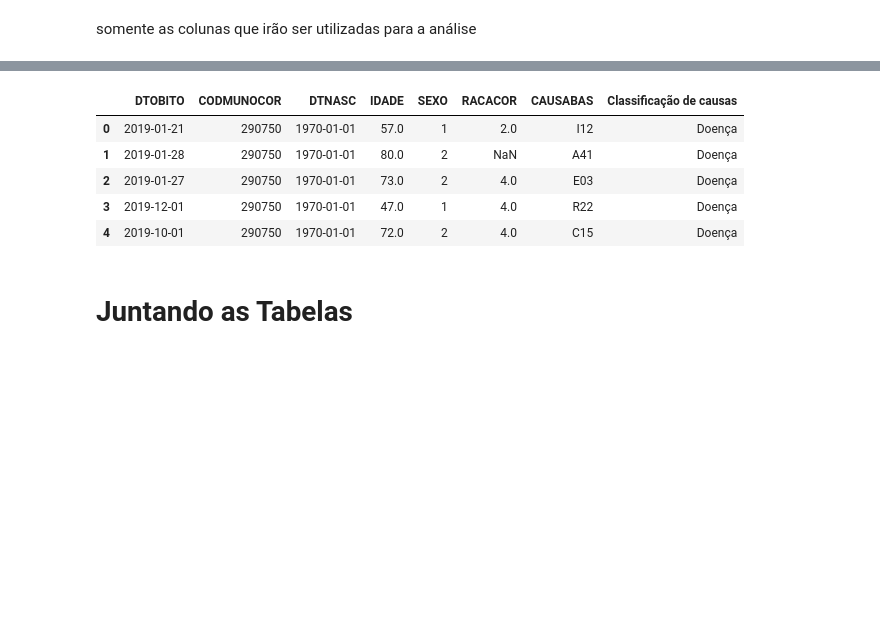
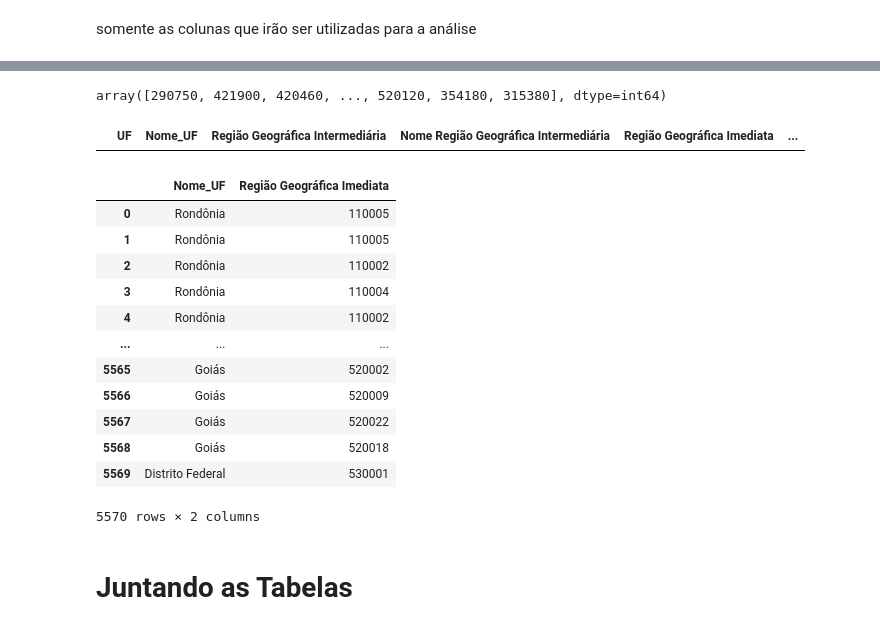
Before and after one commit to LYGuenka/Projeto-Final, a Jupyter notebook: Organização de dados.ipynb, the cells around one changed output, grey strips where cells are left out. Cells and saved outputs as stored; diff of their text form; code cells hidden in the pictures; blank space fills up the shorter version.

```diff
--- a/Organização de dados.ipynb
+++ b/Organização de dados.ipynb
@@ -149,14 +153,29 @@ somente as colunas que irão ser utilizadas para a análise
+# %%
+Mortalidade_2019['CODMUNOCOR'].unique()
+# %% [output]
+array([290750, 421900, 420460, ..., 520120, 354180, 315380], dtype=int64)
+# %%
+Municípios_Estados[Municípios_Estados['Região Geográfica Imediata']==290750]
+# %% [output]
+|  | UF | Nome_UF | Região Geográfica Intermediária | Nome Região Geográfica Intermediária | Região Geográfica Imediata | ... |
 # %%
 Municípios_Estados = Municípios_Estados.loc[:, ['Nome_UF', 'Região Geográfica Imediata']]
-# %%
-Mortalidade_2019.head()
-# %% [output]
-|  | DTOBITO | CODMUNOCOR | DTNASC | IDADE | SEXO | RACACOR | CAUSABAS | Classificação de causas |
-| 0 | 2019-01-21 | 290750 | 1970-01-01 | 57.0 | 1 | 2.0 | I12 | Doença |
-| 1 | 2019-01-28 | 290750 | 1970-01-01 | 80.0 | 2 | NaN | A41 | Doença |
-| 2 | 2019-01-27 | 290750 | 1970-01-01 | 73.0 | 2 | 4.0 | E03 | Doença |
-| 3 | 2019-12-01 | 290750 | 1970-01-01 | 47.0 | 1 | 4.0 | R22 | Doença |
-| 4 | 2019-10-01 | 290750 | 1970-01-01 | 72.0 | 2 | 4.0 | C15 | Doença |
+# %%
+Municípios_Estados
+# %% [output]
+|  | Nome_UF | Região Geográfica Imediata |
+| 0 | Rondônia | 110005 |
+| 1 | Rondônia | 110005 |
+| 2 | Rondônia | 110002 |
+| 3 | Rondônia | 110004 |
+| 4 | Rondônia | 110002 |
+| ... | ... | ... |
+| 5565 | Goiás | 520002 |
+| 5566 | Goiás | 520009 |
+| 5567 | Goiás | 520022 |
+| 5568 | Goiás | 520018 |
+| 5569 | Distrito Federal | 530001 |
+5570 rows × 2 columns
 # %% [markdown]
 # Juntando as Tabelas
 # %%
```
Also changed, not shown: parts of 12 cells of this notebook.
